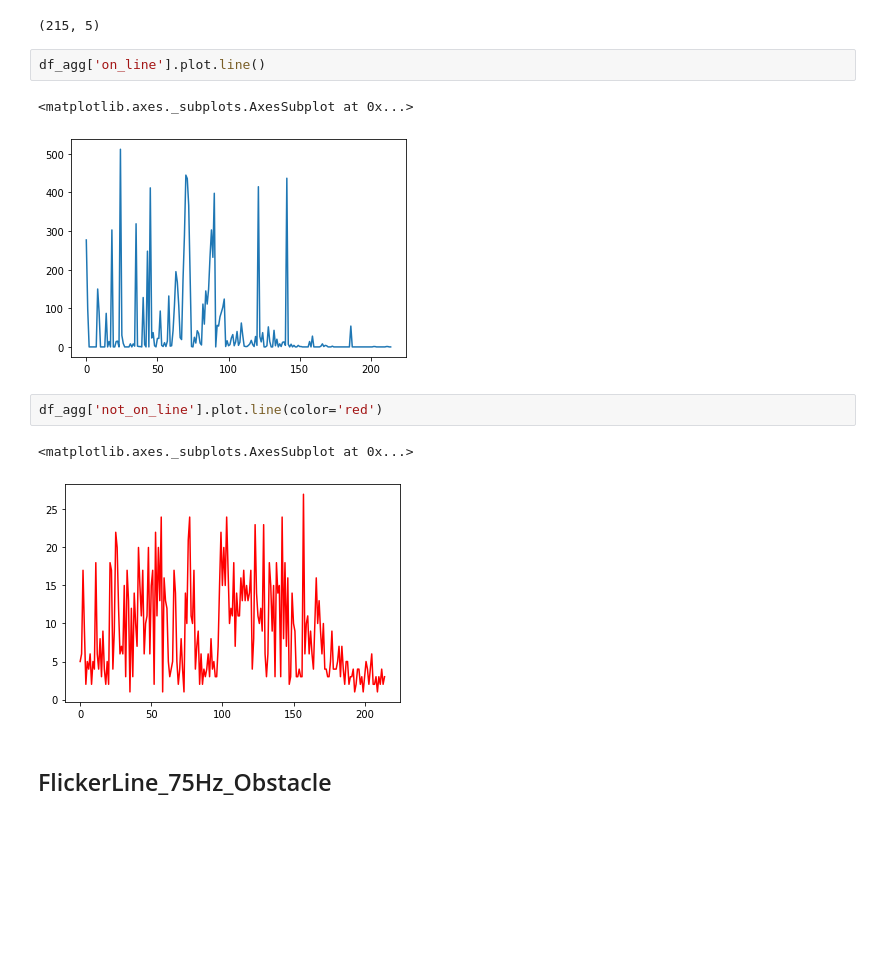
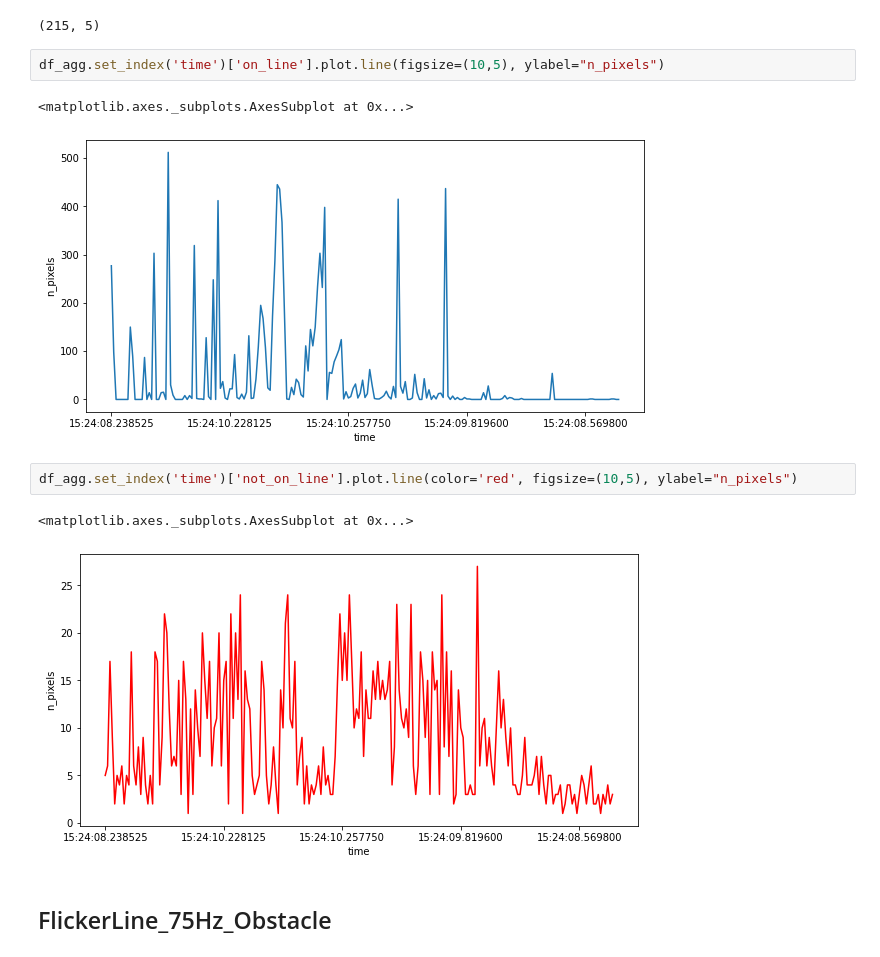
Before and after one commit to mannmoshe/image-processing, a Jupyter notebook: project/image_processing_project.ipynb, the cells around one changed output. Cells and saved outputs as stored; diff of their text form; blank space fills up the shorter version.

```diff
--- a/project/image_processing_project.ipynb
+++ b/project/image_processing_project.ipynb
@@ -218,15 +218,15 @@ df_agg.shape
 # %% [output]
 (215, 5)
 # %%
-df_agg['on_line'].plot.line()
+df_agg.set_index('time')['on_line'].plot.line(figsize=(10,5), ylabel="n_pixels")
 # %% [output]
 <matplotlib.axes._subplots.AxesSubplot at 0x...>
-[figure, old version]
+[figure, new version]
 # %%
-df_agg['not_on_line'].plot.line(color='red')
+df_agg.set_index('time')['not_on_line'].plot.line(color='red', figsize=(10,5), ylabel="n_pixels")
 # %% [output]
 <matplotlib.axes._subplots.AxesSubplot at 0x...>
-[figure, old version]
+[figure, new version]
 # %% [markdown]
 ## FlickerLine_75Hz_Obstacle
 # %%
```
Also changed, not shown: parts of 8 cells of this notebook.
